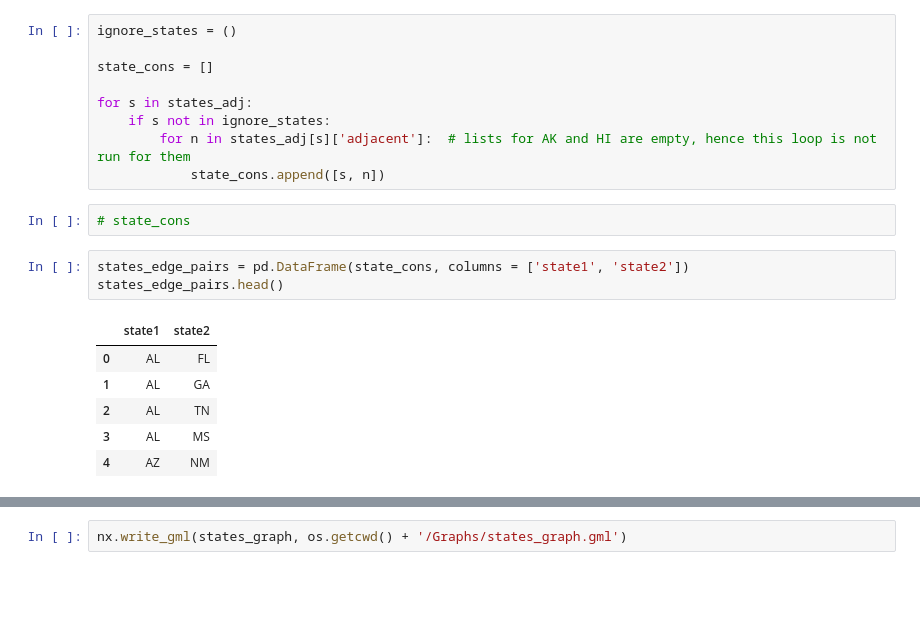
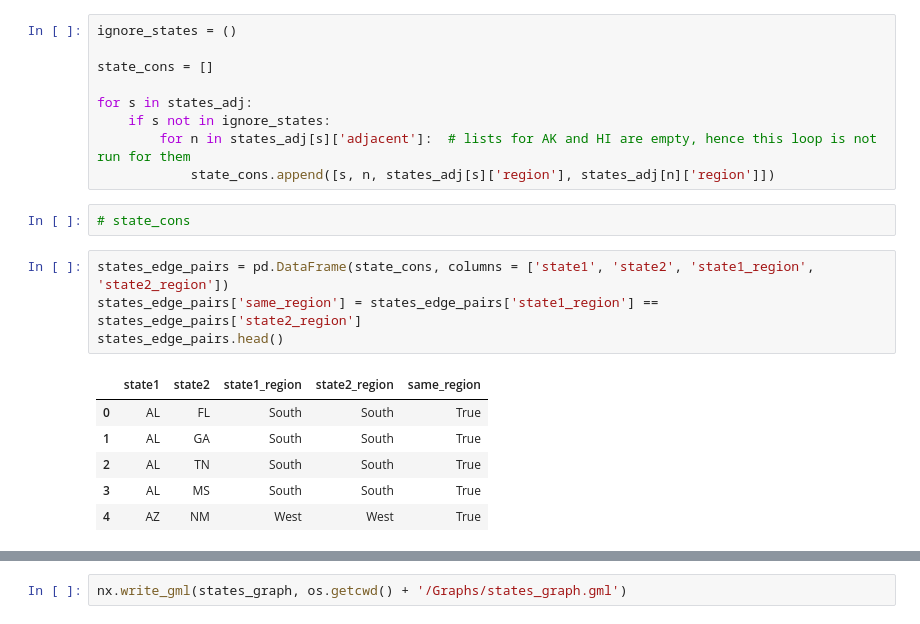
Before and after one commit to samar14641/covid-us-networks, a Jupyter notebook: network_builder.ipynb, the cells around one changed output, grey strips where cells are left out. Saved outputs shown, nothing was run; the diff lists cells and outputs as text; blank space fills up the shorter version.

```diff
--- a/network_builder.ipynb
+++ b/network_builder.ipynb
@@ -44,16 +44,17 @@ state_cons = []
 for s in states_adj:
     if s not in ignore_states:
         for n in states_adj[s]['adjacent']:  # lists for AK and HI are empty, hence this loop is not run for them
-            state_cons.append([s, n])
+            state_cons.append([s, n, states_adj[s]['region'], states_adj[n]['region']])
 # %%
 # state_cons
 # %%
-states_edge_pairs = pd.DataFrame(state_cons, columns = ['state1', 'state2'])
+states_edge_pairs = pd.DataFrame(state_cons, columns = ['state1', 'state2', 'state1_region', 'state2_region'])
+states_edge_pairs['same_region'] = states_edge_pairs['state1_region'] == states_edge_pairs['state2_region']
 states_edge_pairs.head()
 # %% [output]
-|  | state1 | state2 |
-| 0 | AL | FL |
-| 1 | AL | GA |
-| 2 | AL | TN |
-| 3 | AL | MS |
-| 4 | AZ | NM |
+|  | state1 | state2 | state1_region | state2_region | same_region |
+| 0 | AL | FL | South | South | True |
+| 1 | AL | GA | South | South | True |
+| 2 | AL | TN | South | South | True |
+| 3 | AL | MS | South | South | True |
+| 4 | AZ | NM | West | West | True |
```
Also changed, not shown: parts of 6 cells of this notebook, 3 other files.
